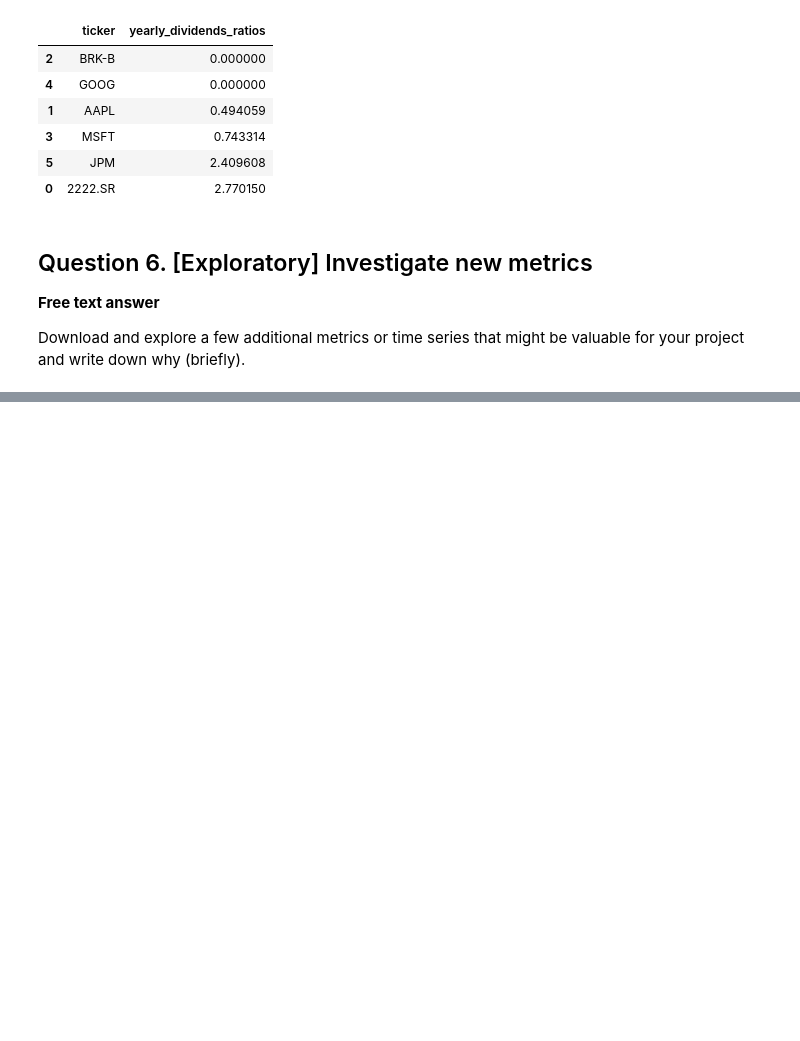
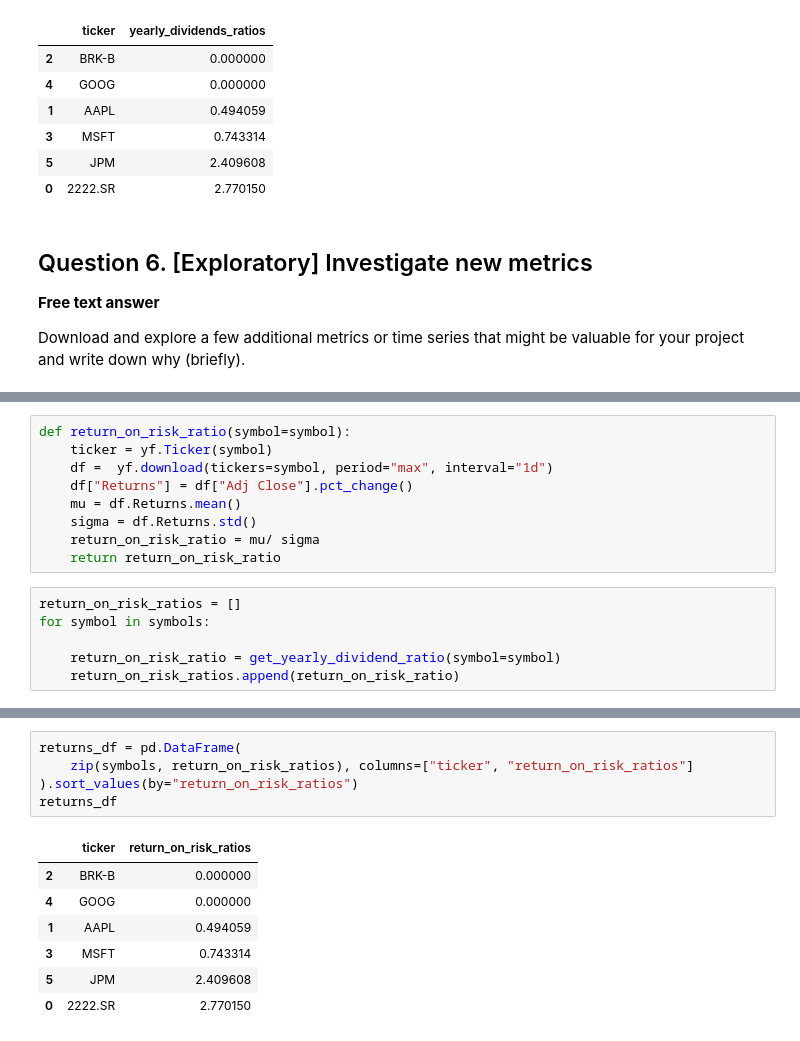
Before and after one commit to subrockmann/stock-markets-analytics-zoomcamp, a Jupyter notebook: cohorts/homework 1.ipynb, the cells around one changed output, grey strips where cells are left out. Cells and saved outputs as stored; diff of their text form; blank space fills up the shorter version.

```diff
--- a/cohorts/homework 1.ipynb
+++ b/cohorts/homework 1.ipynb
@@ -402,0 +457,15 @@ Download and explore a few additional metrics or time series that might be valua
+# %%
+def return_on_risk_ratio(symbol=symbol):
+    ticker = yf.Ticker(symbol)
+    df =  yf.download(tickers=symbol, period="max", interval="1d")
+    df["Returns"] = df["Adj Close"].pct_change()
+    mu = df.Returns.mean()
+    sigma = df.Returns.std()
+    return_on_risk_ratio = mu/ sigma
+    return return_on_risk_ratio
+# %%
+return_on_risk_ratios = []
+for symbol in symbols:
+
+    return_on_risk_ratio = get_yearly_dividend_ratio(symbol=symbol)
+    return_on_risk_ratios.append(return_on_risk_ratio)
@@ -402,0 +485,13 @@ Download and explore a few additional metrics or time series that might be valua
+# %%
+returns_df = pd.DataFrame(
+    zip(symbols, return_on_risk_ratios), columns=["ticker", "return_on_risk_ratios"]
+).sort_values(by="return_on_risk_ratios")
+returns_df
+# %% [output]
+|  | ticker | return_on_risk_ratios |
+| 2 | BRK-B | 0.000000 |
+| 4 | GOOG | 0.000000 |
+| 1 | AAPL | 0.494059 |
+| 3 | MSFT | 0.743314 |
+| 5 | JPM | 2.409608 |
+| 0 | 2222.SR | 2.770150 |
```
Also changed, not shown: parts of 14 cells of this notebook, 2 other files.
